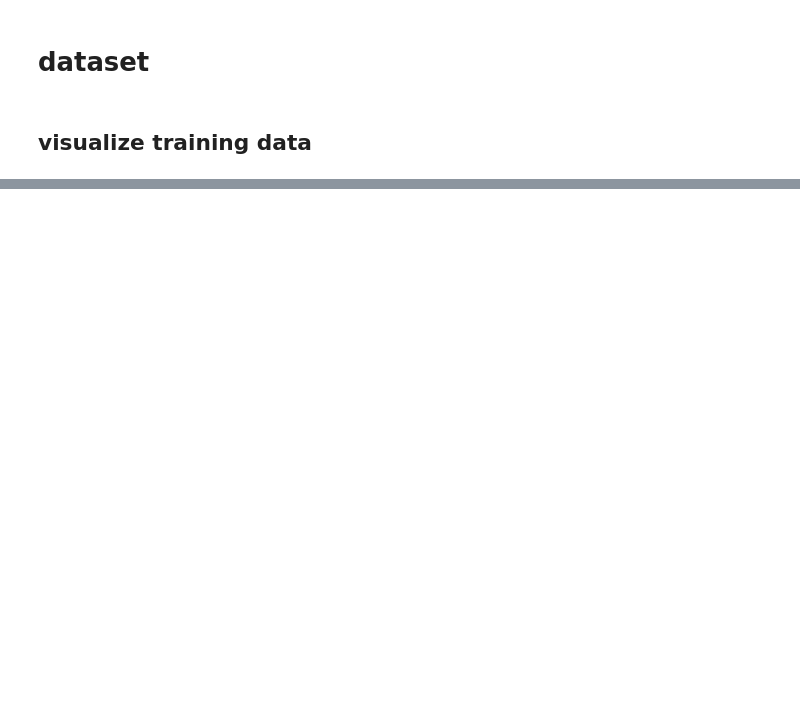
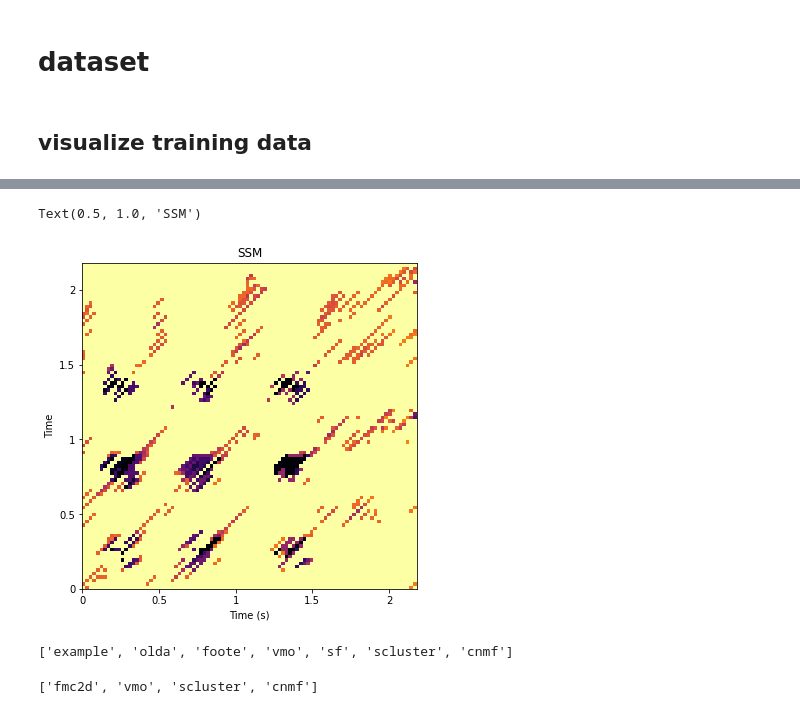
Before and after one commit to stg1205/online-music-structure-segmentation, a Jupyter notebook: my_mss.ipynb, the cells around one changed output, grey strips where cells are left out. Saved outputs shown, nothing was run; the diff lists cells and outputs as text; code cells hidden in the pictures; blank space fills up the shorter version.

```diff
--- a/my_mss.ipynb
+++ b/my_mss.ipynb
@@ -103,0 +189,15 @@ plt.show()
+# %%
+R = librosa.segment.recurrence_matrix(embedding, width=1, mode='affinity')
+df = librosa.segment.timelag_filter(scipy.ndimage.median_filter)
+Rf = df(R, size=(1, 7))
+plt.rcParams['figure.figsize'] = (6, 6)
+librosa.display.specshow(Rf, cmap='inferno_r', y_axis='time', x_axis='s')
+plt.title('SSM')
+# %% [output]
+Text(0.5, 1.0, 'SSM')
+[figure, added]
+# %%
+print(msaf.get_all_boundary_algorithms())
+# %% [output]
+['example', 'olda', 'foote', 'vmo', 'sf', 'scluster', 'cnmf']
+['fmc2d', 'vmo', 'scluster', 'cnmf']
```
Also changed, not shown: parts of 19 cells of this notebook, 6 other files.
